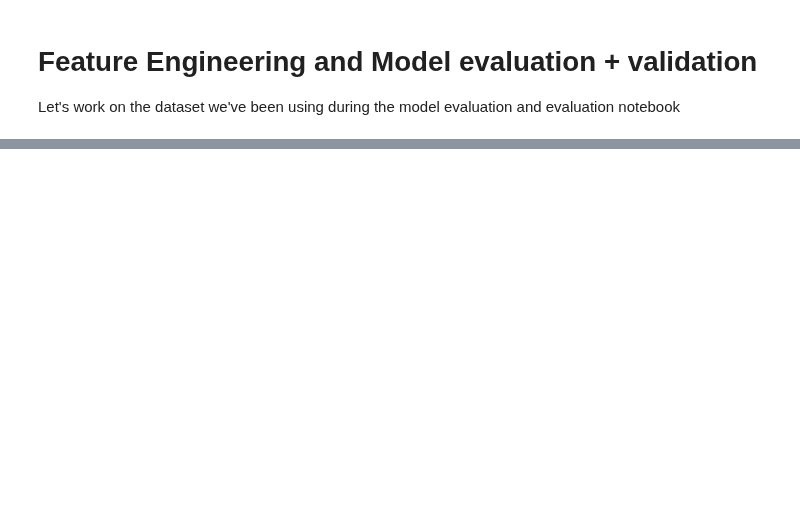
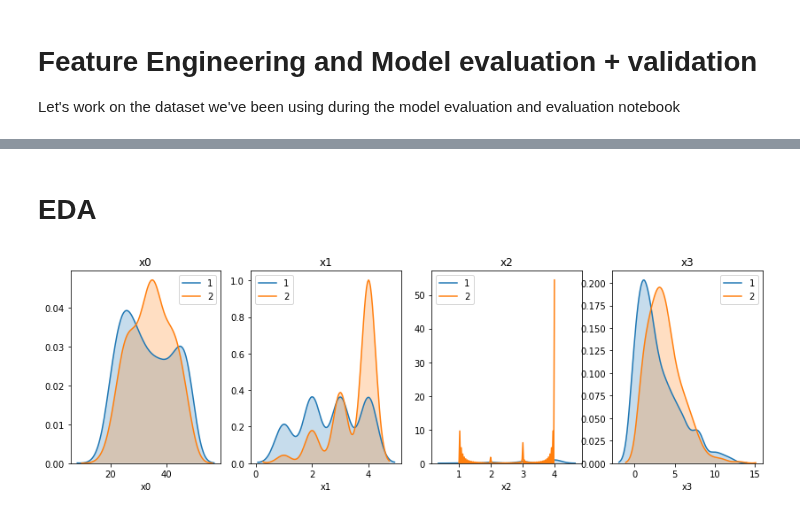
Before and after one commit to renero/class_notebooks, a Jupyter notebook: CMC proposed solution.ipynb, the cells around one changed output, grey strips where cells are left out. Saved outputs shown, nothing was run; the diff lists cells and outputs as text; code cells hidden in the pictures; blank space fills up the shorter version.

```diff
--- a/CMC proposed solution.ipynb
+++ b/CMC proposed solution.ipynb
@@ -227,0 +39,31 @@ ds.features.shape
+# %%
+def do_discretize(df):
+    df.discretize('x0', [(15, 20), (20, 25), (25, 30),
+                         (30, 35), (35, 40), (40, 50)])
+    df.discretize('x3', [(0, 2), (2, 4), (4, 6), (6, 8), (8, 10), (10, 20)])
+    df.drop_na()
+    return df
+
+def do_onehot(df):
+    df.onehot_encode(df.names('features'))
+    return df
+
+def init_dataset(onehot=True, discretize=True):
+    URL = 'http://archive.ics.uci.edu/ml/machine-learning-databases/cmc/cmc.data'
+    df = dataset(URL, header=None)
+    df.to_int()
+    df.drop_na()
+    df.set_target('x9')
+    df.to_numerical(df.categorical_features)
+
+    # Binomize and categorical
+    df.drop_samples(df.samples_matching(3))
+    df = df.to_categorical(['x1', 'x2', 'x4', 'x5', 'x6', 'x7', 'x8'])
+
+    if discretize is True:
+        do_discretize(df)
+
+    if onehot is True:
+        do_onehot(df)
+
+    return df
@@ -227,0 +171,13 @@ ds.features.shape
+# %% [markdown]
+# EDA
+# %%
+plt.figure(figsize=(14, 4))
+num_plots = len(list(df.numerical))
+for index, feature in enumerate(list(df.numerical)):
+    plt.subplot(1, num_plots, index+1)
+    df.plot_double_density(feature)
+    plt.legend(loc='best'); plt.ylabel('');
+    plt.title(feature)
+plt.show();
+# %% [output]
+[figure, added]
```
Also changed, not shown: parts of 54 cells of this notebook, 1 other file.
